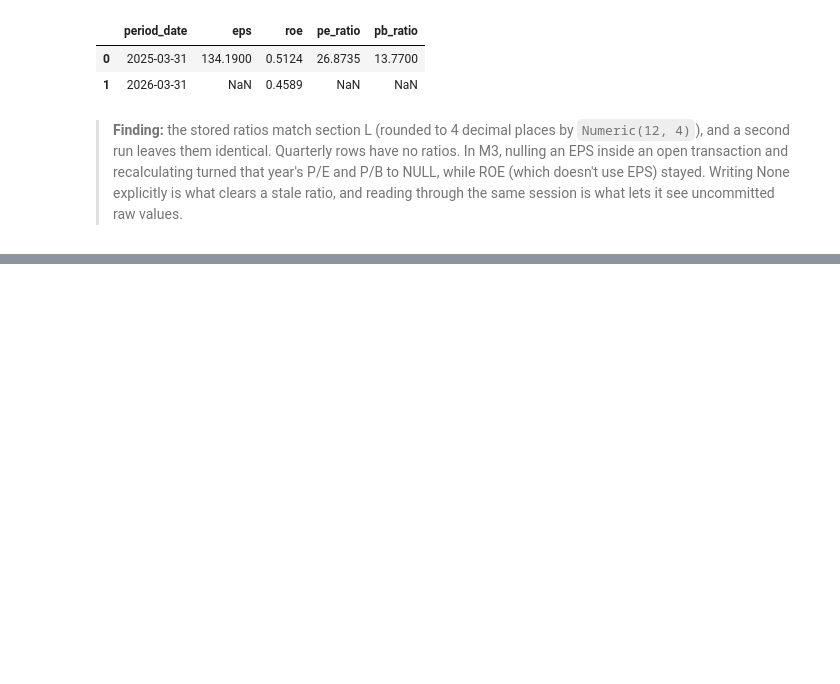
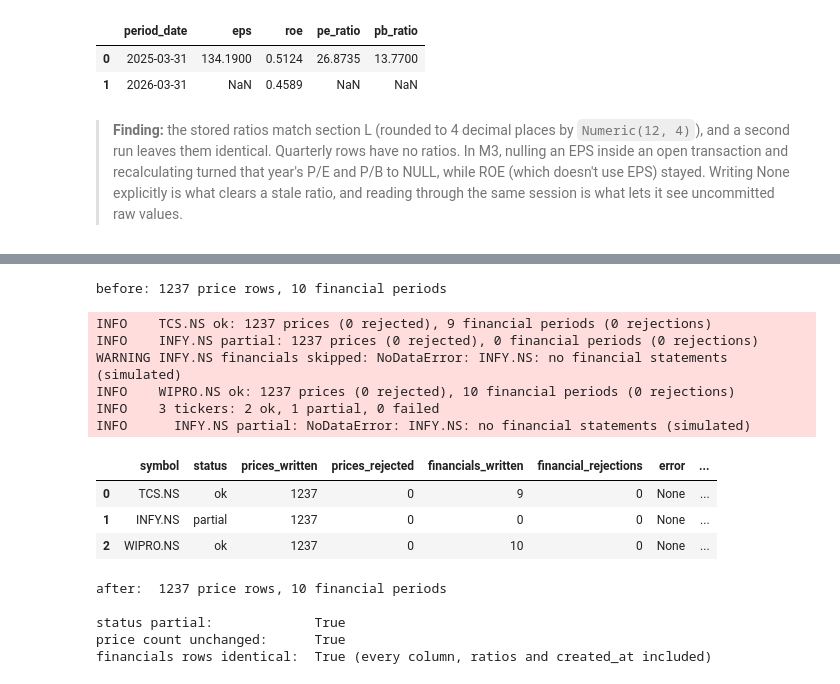
Before and after one commit to bhanu-bhadouria/mosaic-drishti, a Jupyter notebook: notebooks/exploration/02_yfinance_exploration.ipynb, the cells around one changed output, grey strips where cells are left out. Cells and saved outputs as stored; diff of their text form; code cells hidden in the pictures; blank space fills up the shorter version.

```diff
--- a/notebooks/exploration/02_yfinance_exploration.ipynb
+++ b/notebooks/exploration/02_yfinance_exploration.ipynb
@@ -1080,0 +1086,79 @@ during
+# %%
+import logging
+import sys
+from pathlib import Path
+from unittest import mock
+
+ROOT = next(p for p in [Path.cwd(), *Path.cwd().parents] if (p / "pyproject.toml").exists())
+sys.path.insert(0, str(ROOT))
+
+from sqlalchemy import text
+
+from data.database import engine
+from data.ingestion import pipeline
+from data.ingestion.exceptions import NoDataError
+
+logging.basicConfig(level=logging.INFO, format="%(levelname)-7s %(message)s", force=True)
+logging.getLogger("yfinance").setLevel(logging.CRITICAL)
+logging.getLogger("data.ingestion.price_ingestion").setLevel(logging.WARNING)
+logging.getLogger("data.ingestion.financials_ingestion").setLevel(logging.WARNING)
+
+TARGET = "INFY.NS"
+
+
+def snapshot(symbol):
+    """INFY's price row count and its full financial_data rows, every column."""
+    with engine.connect() as c:
+        prices = c.execute(text(
+            "SELECT count(*) FROM price_history p JOIN stocks s ON s.id = p.stock_id WHERE s.symbol = :s"
+        ), {"s": symbol}).scalar_one()
+        fin = pd.read_sql(text(
+            "SELECT f.* FROM financial_data f JOIN stocks s ON s.id = f.stock_id "
+            "WHERE s.symbol = :s ORDER BY f.period_type, f.period_date"
+        ), c, params={"s": symbol})
+    return prices, fin
+
+
+before_prices, before_fin = snapshot(TARGET)
+print(f"before: {before_prices} price rows, {len(before_fin)} financial periods")
+# %% [output]
+before: 1237 price rows, 10 financial periods
+# %%
+real_fetch_financials = pipeline.fetch_financials
+
+
+def fail_for_target(symbol):
+    if symbol == TARGET:
+        raise NoDataError(symbol, "no financial statements (simulated)")
+    return real_fetch_financials(symbol)
+
+
+# Patch the name pipeline looks up, not the original module's
+with mock.patch.object(pipeline, "fetch_financials", side_effect=fail_for_target):
+    results = pipeline.ingest_all(["TCS.NS", TARGET, "WIPRO.NS"])
+
+pd.DataFrame([r.__dict__ for r in results])
+# %% [output]
+INFO    TCS.NS ok: 1237 prices (0 rejected), 9 financial periods (0 rejections)
+INFO    INFY.NS partial: 1237 prices (0 rejected), 0 financial periods (0 rejections)
+WARNING INFY.NS financials skipped: NoDataError: INFY.NS: no financial statements (simulated)
+INFO    WIPRO.NS ok: 1237 prices (0 rejected), 10 financial periods (0 rejections)
+INFO    3 tickers: 2 ok, 1 partial, 0 failed
+INFO      INFY.NS partial: NoDataError: INFY.NS: no financial statements (simulated)
+|  | symbol | status | prices_written | prices_rejected | financials_written | financial_rejections | error | ... |
+| 0 | TCS.NS | ok | 1237 | 0 | 9 | 0 | None | ... |
+| 1 | INFY.NS | partial | 1237 | 0 | 0 | 0 | None | ... |
+| 2 | WIPRO.NS | ok | 1237 | 0 | 10 | 0 | None | ... |
+# %%
+after_prices, after_fin = snapshot(TARGET)
+print(f"after:  {after_prices} price rows, {len(after_fin)} financial periods")
+print()
+print("status partial:            ", next(r for r in results if r.symbol == TARGET).status == "partial")
+print("price count unchanged:     ", after_prices == before_prices)
+print("financials rows identical: ", after_fin.equals(before_fin), "(every column, ratios and created_at included)")
+# %% [output]
+after:  1237 price rows, 10 financial periods
+
+status partial:             True
+price count unchanged:      True
+financials rows identical:  True (every column, ratios and created_at included)
```
Also changed, not shown: parts of 2 cells of this notebook, 5 other files.
